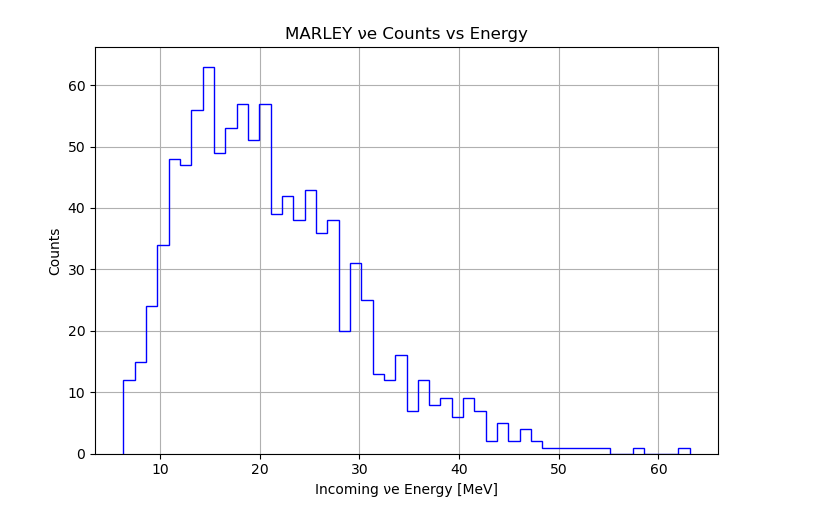
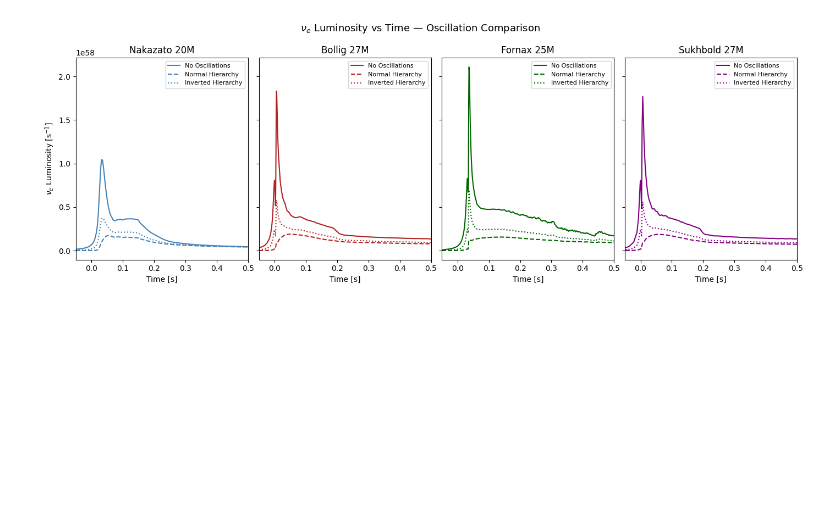
Before and after one commit to IakovosTzoka/SuperNova-Work, a Jupyter notebook: output/SNEWPY_Json_Root_File_Generation.ipynb, the cells around one changed output. Saved outputs shown, nothing was run; the diff lists cells and outputs as text; code cells hidden in the pictures; blank space fills up the shorter version.

Commit message:
Comments added on Jupyter Notebooks

```diff
--- a/output/SNEWPY_Json_Root_File_Generation.ipynb
+++ b/output/SNEWPY_Json_Root_File_Generation.ipynb
@@ -293,52 +207,58 @@ ENERGIES = [
 # %%
+import astropy.units as u
 import numpy as np
 import matplotlib.pyplot as plt
+from snewpy.models.ccsn import Nakazato_2013, Bollig_2016, Fornax_2021, Sukhbold_2015,OConnor_2013
+from snewpy.neutrino import Flavor, MassHierarchy
+from snewpy.flavor_transformation import NoTransformation, AdiabaticMSW
 
-# Path to your MARLEY ASCII event file
-filename = "/home/argon/Projects/Ilker/marley/examples/config/events.ascii"
+# --- Models ---
+models = {
+    "Nakazato 20M": Nakazato_2013(progenitor_mass=20*u.solMass, revival_time=100*u.ms, metallicity=0.004, eos='shen'),
+    "Bollig 27M":   Bollig_2016(progenitor_mass=27*u.solMass),
+    "Fornax 25M": Fornax_2021(progenitor_mass=25*u.solMass),
+    "Sukhbold 27M": Sukhbold_2015(progenitor_mass=27*u.solMass, eos='LS220'),
+    "OConnor 20M": OConnor_2013(progenitor_mass=20*u.solMass, eos='LS220')
+}
 
-# Lists to store energies
-nu_e_energies = []
+# --- Oscillation schemes ---
+transforms = {
+    "No Oscillations":    NoTransformation(),
+    "Normal Hierarchy":   AdiabaticMSW(mh=MassHierarchy.NORMAL),
+    "Inverted Hierarchy": AdiabaticMSW(mh=MassHierarchy.INVERTED)
+}
 
-with open(filename, "r") as f:
-    lines = f.readlines()
+E_bins = np.linspace(0, 100, 200) * u.MeV
 
-i = 0
-while i < len(lines):
-    line = lines[i].strip()
-    if not line or line.startswith("#"):  # skip empty or comment lines
-        i += 1
-        continue
+fig, axes = plt.subplots(1, 4, figsize=(14, 5), sharey=True)
+linestyles = {"No Oscillations": "-", "Normal Hierarchy": "--", "Inverted Hierarchy": ":"}
+colors     = {"Nakazato 20M": "steelblue", "Bollig 27M": "firebrick", "Fornax 25M": "darkgreen", "Sukhbold 27M": "purple"} #"OConnor 20M": "orange"}
 
-    tokens = line.split()
-    # Event header line typically starts a new event
-    if len(tokens) >= 4:
-        # Next line(s) contain initial state particles
-        j = i + 1
-        while j < len(lines):
-            parts = lines[j].strip().split()
-            if len(parts) == 0:
-                j += 1
-                continue
-            pdg = int(parts[0])
-            # PDG 12 = electron neutrino
-            if pdg == 12:
-                energy = float(parts[1])
-                nu_e_energies.append(energy)
-                break  # found incoming neutrino for this event
-            j += 1
-        i = j
-    else:
-        i += 1
+for ax, (model_name, model) in zip(axes, models.items()):
+    times = model.time.to(u.s)
 
-# Make a histogram
-plt.figure(figsize=(7,5))
-plt.hist(nu_e_energies, bins=50, histtype='step', color='blue')
-plt.xlabel("Incoming νe Energy [MeV]")
-plt.ylabel("Counts")
-plt.title("MARLEY νe Counts vs Energy")
-plt.grid(True)
+    for label, transform in transforms.items():
+        spectra  = model.get_transformed_spectra(times, E_bins, transform)
+        spec_nue = spectra[Flavor.NU_E].to(1 / (u.s * u.MeV))
+
+        # Integrate over energy → luminosity spectrum L(t) [s⁻¹]
+        luminosity = np.trapezoid(spec_nue, x=E_bins, axis=1)
+
+        ax.plot(times.to_value(u.s), luminosity.to_value(1/u.s),
+                linestyle=linestyles[label],
+                color=colors[model_name],
+                label=label)
+
+    ax.set_title(model_name)
+    ax.set_xlabel("Time [s]")
+    ax.set_xlim(-0.05, 0.5)
+    #ax.set_ylim(1e53, 1e59)  # Adjust as needed for better visualization
+    #ax.set_yscale("log")
+    ax.legend(fontsize=8)
+
+axes[0].set_ylabel(r"$\nu_e$ Luminosity [s$^{-1}$]")
+fig.suptitle(r"$\nu_e$ Luminosity vs Time — Oscillation Comparison", fontsize=13)
 plt.tight_layout()
 plt.show()
 # %% [output]
-[figure, old version]
+[figure, new version]
```
Also changed, not shown: parts of 3 cells of this notebook, 1 other file.
